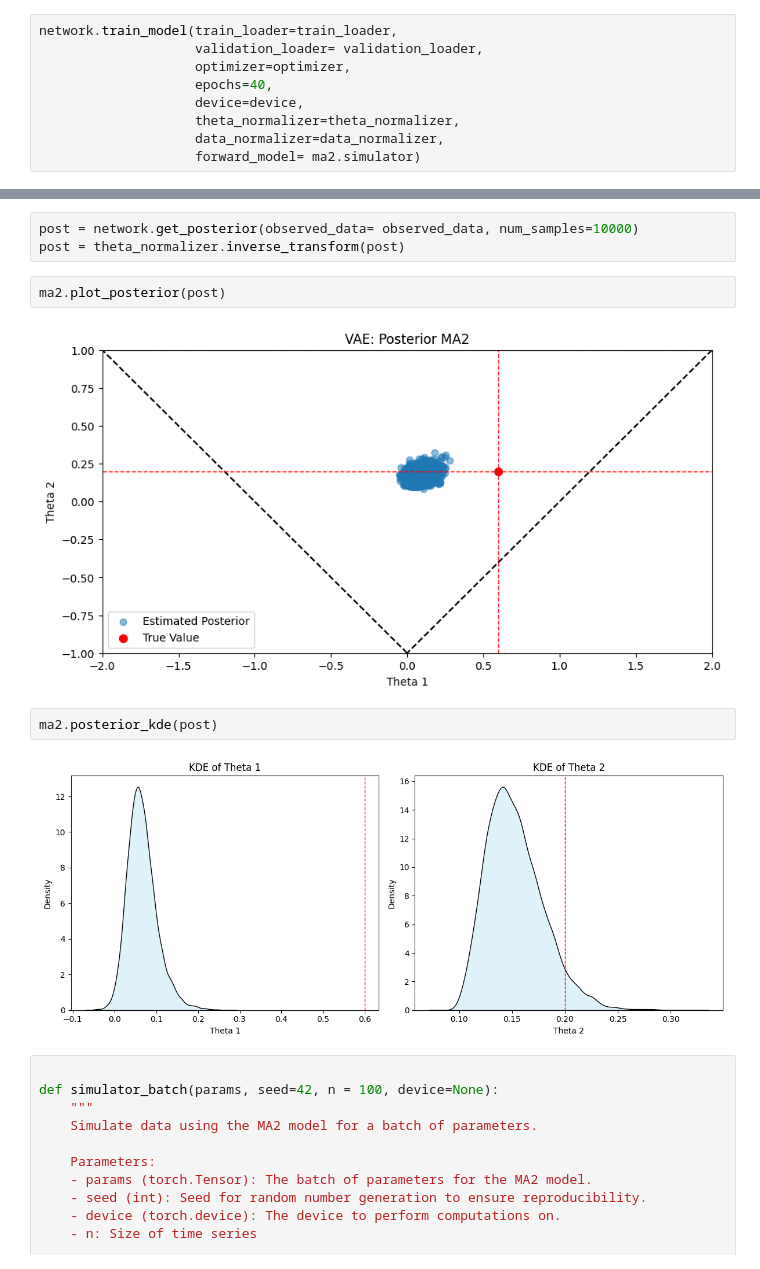
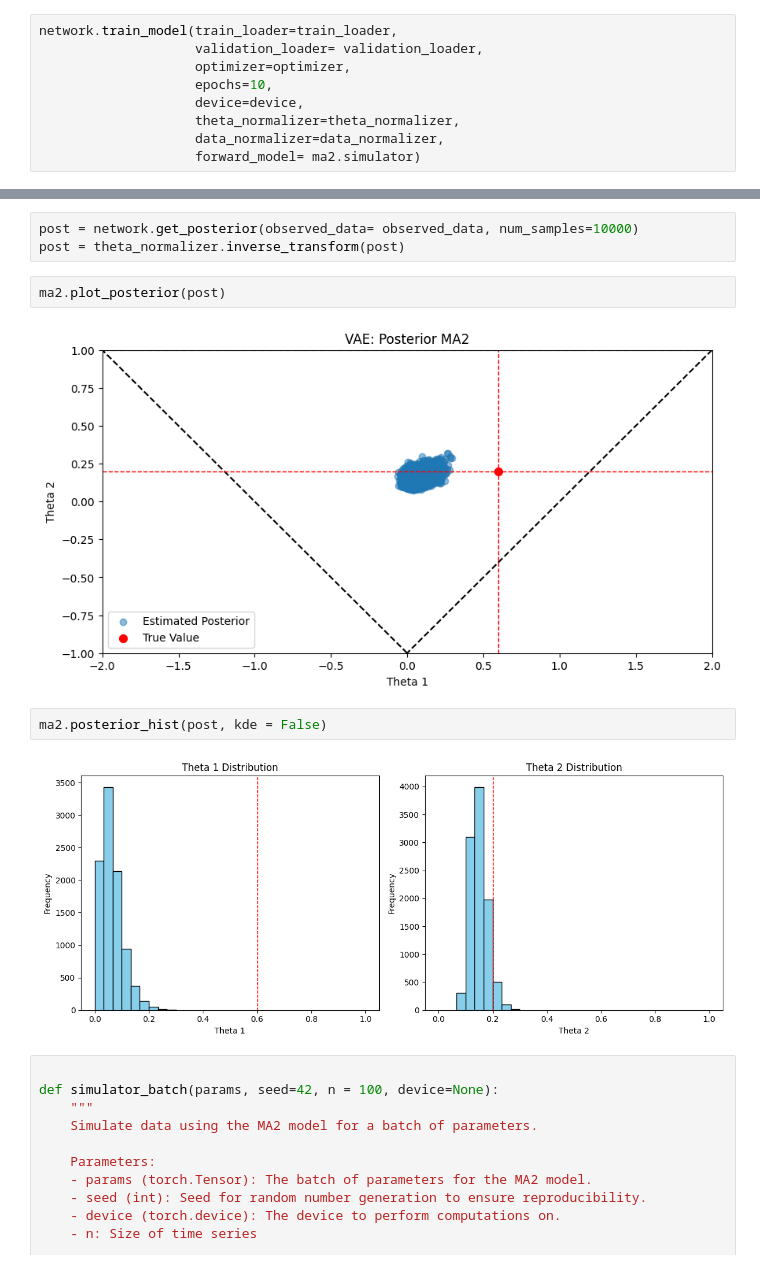
Before and after one commit to mayank05942/CVAEI, a Jupyter notebook: notebooks/ma2.ipynb, the cells around one changed output, grey strips where cells are left out. Saved outputs shown, nothing was run; the diff lists cells and outputs as text.

```diff
--- a/notebooks/ma2.ipynb
+++ b/notebooks/ma2.ipynb
@@ -116,7 +116,7 @@ CVAE(
 network.train_model(train_loader=train_loader,
                     validation_loader= validation_loader,
                     optimizer=optimizer,
-                    epochs=40,
+                    epochs=10,
                     device=device,
                     theta_normalizer=theta_normalizer,
                     data_normalizer=data_normalizer,
@@ -151,11 +151,11 @@ post = theta_normalizer.inverse_transform(post)
 # %%
 ma2.plot_posterior(post)
 # %% [output]
-[figure, old version]
+[figure, new version]
 # %%
-ma2.posterior_kde(post)
+ma2.posterior_hist(post, kde = False)
 # %% [output]
-[figure, old version]
+[figure, new version]
 # %%
 
 def simulator_batch(params, seed=42, n = 100, device=None):
```
Also changed, not shown: parts of 4 cells of this notebook, 3 other files.
